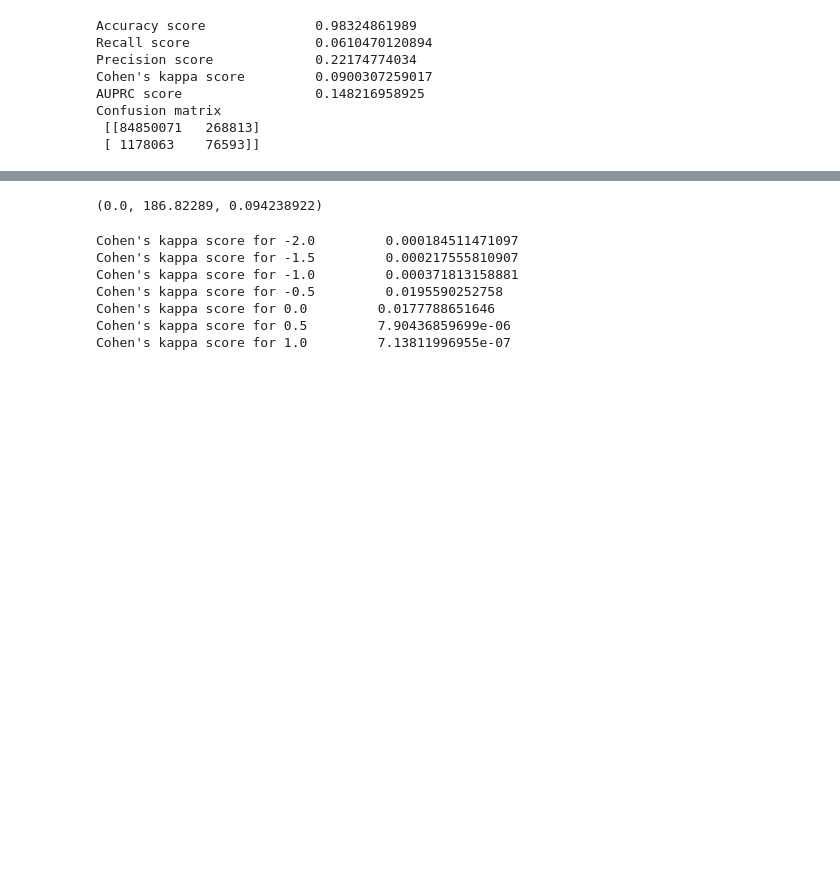
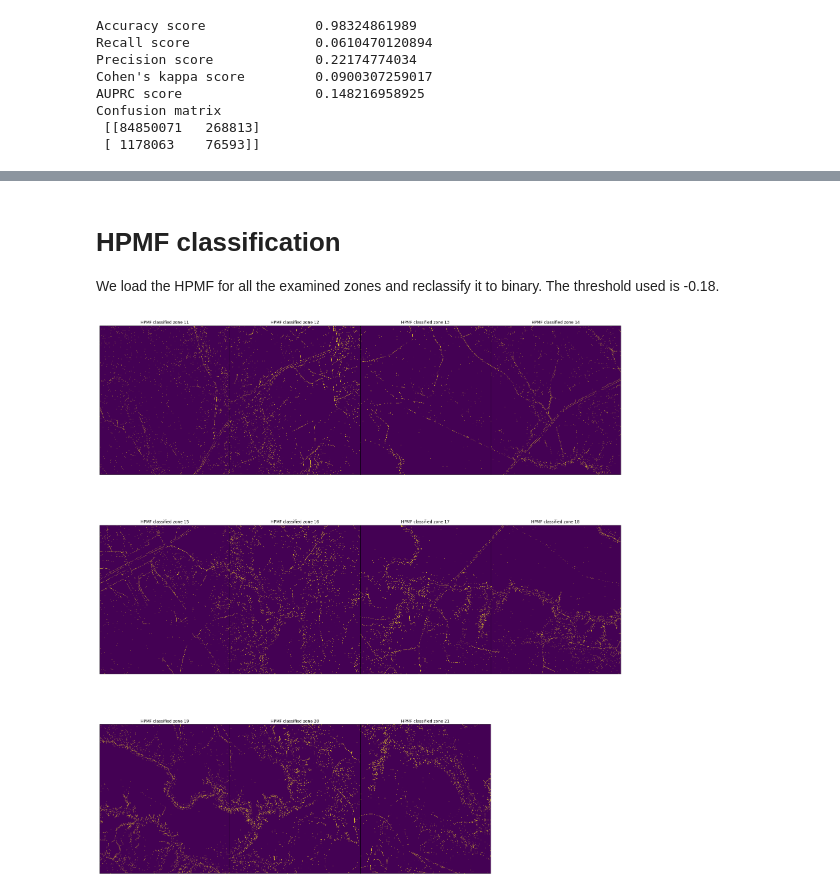
Before and after one commit to jonatan-flyckt/random_forest_lidar_ditch_detection, a Jupyter notebook: digital_terrain_indices_experiments.ipynb, the cells around one changed output, grey strips where cells are left out. Saved outputs shown, nothing was run; the diff lists cells and outputs as text; code cells hidden in the pictures; blank space fills up the shorter version.

```diff
--- a/digital_terrain_indices_experiments.ipynb
+++ b/digital_terrain_indices_experiments.ipynb
@@ -184,39 +140,31 @@ hpmf_test = np.load("../Raw_Data_21_zones/HPMF_11.npy")
-# %%
-np.min(imp_test),np.max(imp_test),np.mean(imp_test)
-# %% [output]
-(0.0, 186.82289, 0.094238922)
+# %% [markdown]
+# HPMF classification
+We load the HPMF for all the examined zones and reclassify it to binary. The threshold used is -0.18.
 # %%
 file_list = [f"../Raw_Data_21_zones/HPMF_{i}.npy" for i in range(11, 22)]
 
-for k in range(-7, 2):
-    l = 11
-    for zone_file in file_list:
-        zone = np.load(zone_file)
-        classifier = zone.copy()
-        for i in range(len(zone)):
-            for j in range(len(zone[i])):
-                if zone[i][j] < k*0.1:
-                    classifier[i][j] = 1
-                else:
-                    classifier[i][j] = 0
-        np.save(f"../recreated/hpmf/hpmf_classified_{l}.npy", classifier)
-        l += 1
-    classifier_list = [f"../recreated/hpmf/hpmf_classified_{i}.npy" for i in range(11, 22)]
-    labels_list = [f"../Raw_Data_21_zones/Labels3m_{i}.npy" for i in range(11, 22)]
-    y_pred_all = []
-    y_test_all = []
+plt.figure(num=None, figsize=(28,32), facecolor='w', edgecolor='k')
+ax = [plt.subplot(3,4,i+1) for i in range(11)]
+for a in ax:
+    a.set_xticklabels([])
+    a.set_yticklabels([])
+    a.tick_params(bottom=False, left=False)
+plt.subplots_adjust(wspace=0,hspace=0.1)
 
-    for classifier in classifier_list:
-        y_pred_all.extend(np.load(classifier).reshape(-1))
-    for label in labels_list:
-        y_test_all.extend(np.load(label).reshape(-1))
+l = 11
+for zone_file in file_list:
+    zone = np.load(zone_file)
+    classifier = zone.copy()
 
-    print(f"Cohen's kappa score for HPMF {k*0.1}        ", cohen_kappa_score(y_test_all, y_pred_all))
+    for i in range(len(zone)):
+        for j in range(len(zone[i])):
+            if zone[i][j] < -0.18:
+                classifier[i][j] = 1
+            else:
+                classifier[i][j] = 0
+    np.save(f"../recreated/hpmf/hpmf_classified_{l}.npy", classifier)
+    ax[l-11].title.set_text(f"HPMF classified zone {l}")
+    ax[l-11].imshow(classifier)
+    l += 1
 # %% [output]
-Cohen's kappa score for -2.0         0.000184511471097
-Cohen's kappa score for -1.5         0.000217555810907
-Cohen's kappa score for -1.0         0.000371813158881
-Cohen's kappa score for -0.5         0.0195590252758
-Cohen's kappa score for 0.0         0.0177788651646
-Cohen's kappa score for 0.5         7.90436859699e-06
-Cohen's kappa score for 1.0         7.13811996955e-07
+[figure, added]
```
Also changed, not shown: parts of 13 cells of this notebook.
